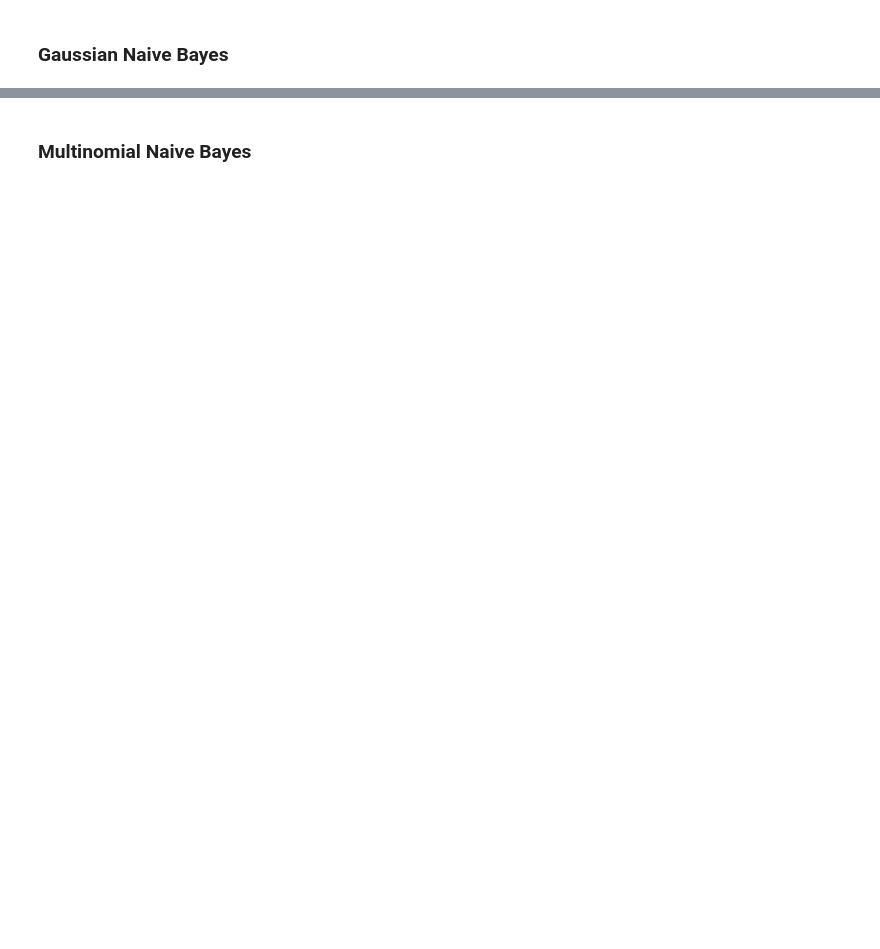
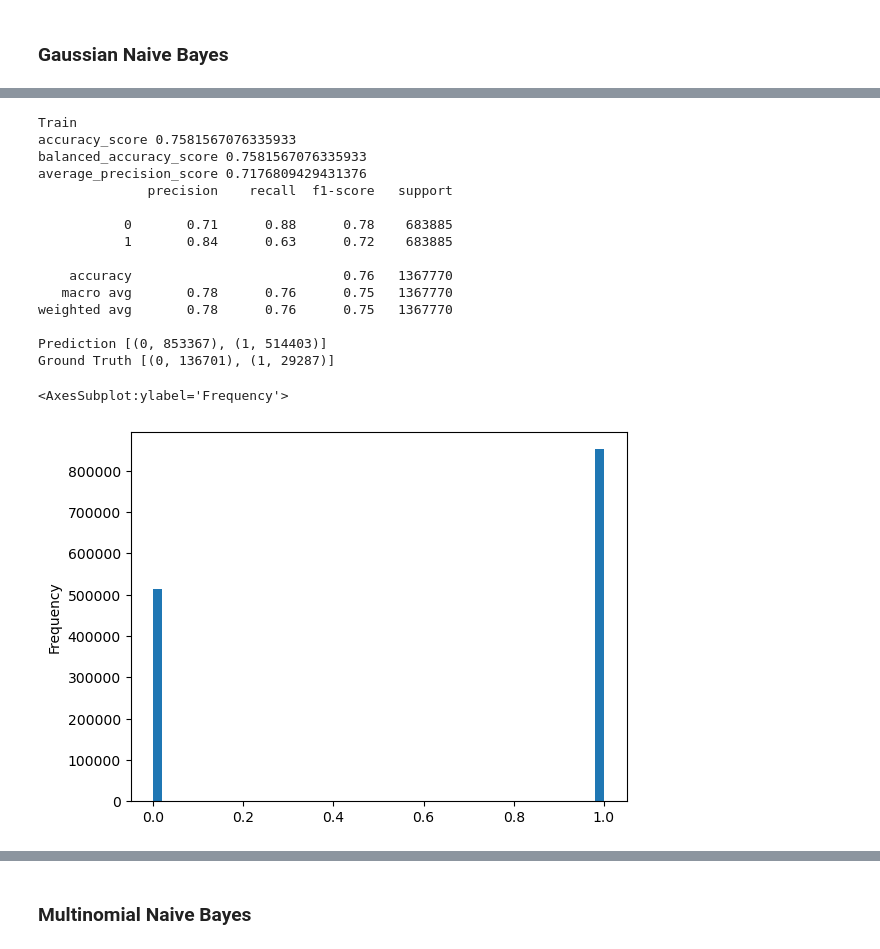
Before and after one commit to jymorris/MADS-CFPB, a Jupyter notebook: 3.1.2 Naive Bayes - Upsample.ipynb, the cells around one changed output, grey strips where cells are left out. Saved outputs shown, nothing was run; the diff lists cells and outputs as text; code cells hidden in the pictures; blank space fills up the shorter version.

```diff
--- a/3.1.2 Naive Bayes - Upsample.ipynb
+++ b/3.1.2 Naive Bayes - Upsample.ipynb
@@ -80,11 +84,14 @@ Wall time: 247 ms
 # %% [markdown]
 ### Gaussian Naive Bayes
 # %%
+# Shuffle your data
+X_train_res, y_train_res = shuffle(X_train_res, y_train_res)
+
 # traning Gaussian Naive Bayes
 gnb = naive_bayes.GaussianNB()
 
 # The partial fit if you ran out of RAM
-batch_size = 100
+batch_size = 50000
 n_batches = X_train_res.shape[0] // batch_size
 
 # partial fitting
@@ -214,0 +260,75 @@ Wall time: 26.2 s
+# %%
+# get the results
+# again, if you have 117 GB of memorymyou can run this.
+# y_pred = gnb.predict(X_train_res.toarray())
+# y_pred_proba = gnb.predict_proba(X_train_res.toarray())
+
+# Define batch size and number of batches
+batch_size = 100
+n_batches = X_train_res.shape[0] // batch_size
+
+# Initialize lists to hold batch predictions
+y_pred = []
+y_pred_proba = []
+
+# Iterate over each batch
+for i in tqdm(range(n_batches)):
+    start = i * batch_size
+    end = (i + 1) * batch_size
+    batch_X = X_train_res[start:end]
+
+    # Predict on the batch and append to list
+    batch_pred = gnb.predict(batch_X.A)
+    batch_pred_proba = gnb.predict_proba(batch_X.A)
+
+    y_pred.extend(batch_pred)
+    y_pred_proba.extend(batch_pred_proba)
+
+# Handling the remaining data
+if X_train_res.shape[0] % batch_size != 0:
+    start = n_batches * batch_size
+    batch_X = X_train_res[start:]
+
+    batch_pred = gnb.predict(batch_X.A)
+    batch_pred_proba = gnb.predict_proba(batch_X.A)
+
+    y_pred.extend(batch_pred)
+    y_pred_proba.extend(batch_pred_proba)
+
+# Convert lists to arrays for further use
+y_pred = np.array(y_pred)
+y_pred_proba = np.array(y_pred_proba)
+
+
+print("Train")
+print("accuracy_score",accuracy_score(y_train_res, y_pred))
+print("balanced_accuracy_score",balanced_accuracy_score(y_train_res, y_pred))
+print("average_precision_score",average_precision_score(y_train_res, y_pred))
+print(classification_report(y_train_res, y_pred))
+
+c = Counter(y_pred)
+print("Prediction", c.most_common(2))
+c = Counter(y_dev)
+print("Ground Truth",c.most_common(2))
+
+prediction = pd.DataFrame(y_pred_proba)
+prediction['result'] = y_pred
+prediction[0].plot.hist(bins=50)
+# %% [output]
+Train
+accuracy_score 0.7581567076335933
+balanced_accuracy_score 0.7581567076335933
+average_precision_score 0.7176809429431376
+              precision    recall  f1-score   support
+
+           0       0.71      0.88      0.78    683885
+           1       0.84      0.63      0.72    683885
+
+    accuracy                           0.76   1367770
+   macro avg       0.78      0.76      0.75   1367770
+weighted avg       0.78      0.76      0.75   1367770
+
+Prediction [(0, 853367), (1, 514403)]
+Ground Truth [(0, 136701), (1, 29287)]
+<AxesSubplot:ylabel='Frequency'>
+[figure, added]
```
Also changed, not shown: parts of 16 cells of this notebook, 3 other files.
